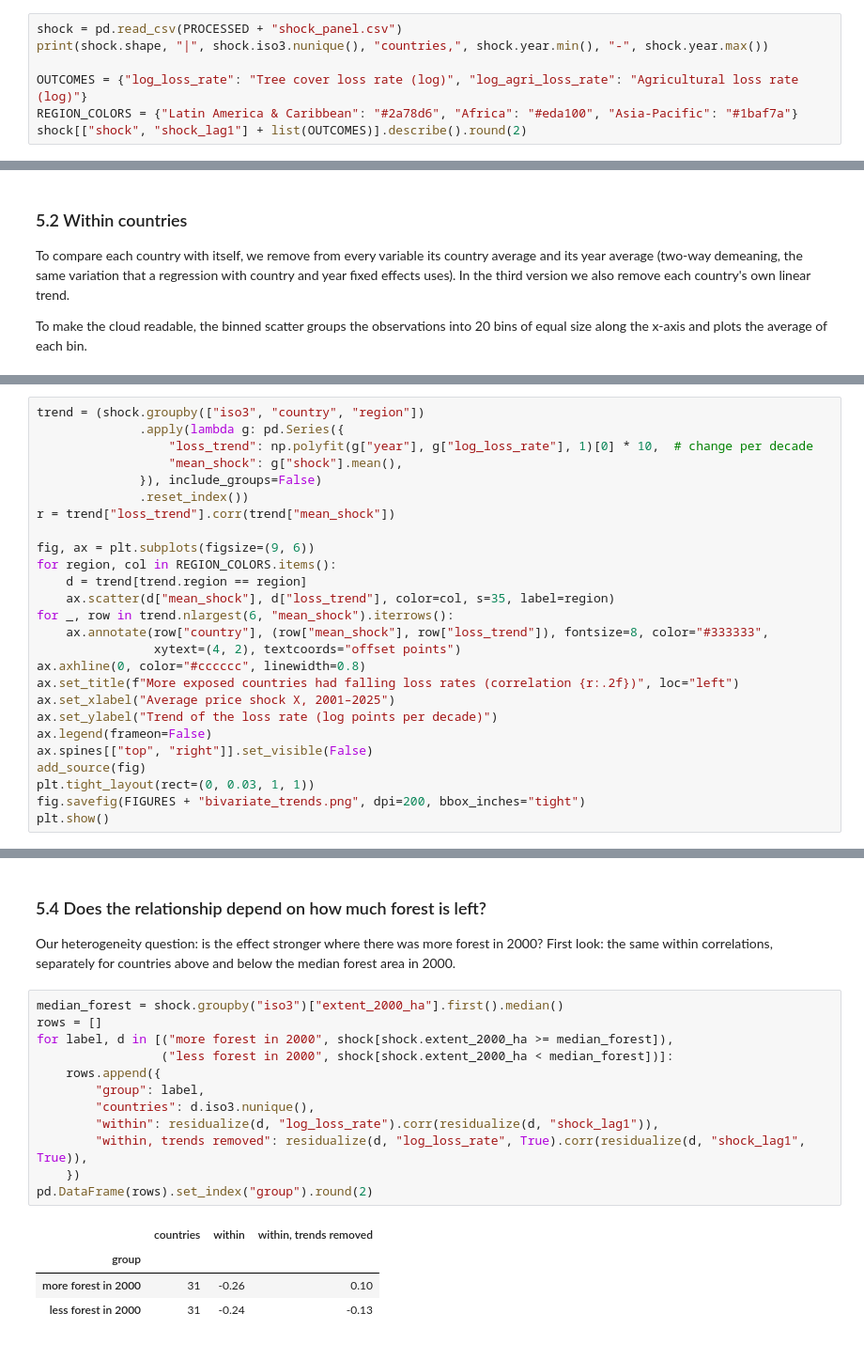
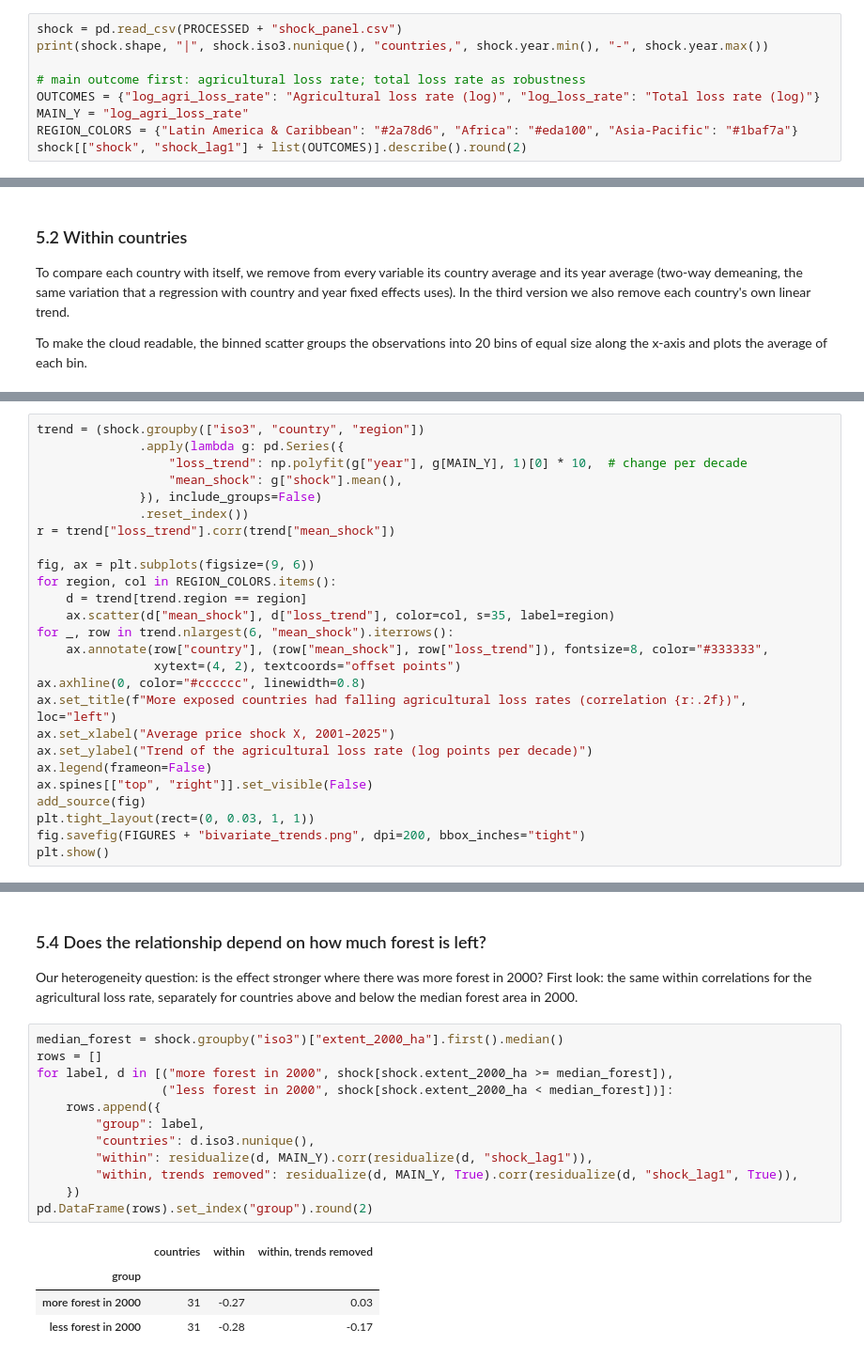
Before and after one commit to AndrewEberhardt/DataScienceProject, a Jupyter notebook: notebooks/2-Bivariate-Data.ipynb, the cells around one changed output, grey strips where cells are left out. Shown at 94% size. Cells and saved outputs as stored; diff of their text form.

```diff
--- a/notebooks/2-Bivariate-Data.ipynb
+++ b/notebooks/2-Bivariate-Data.ipynb
@@ -267,7 +269,9 @@ We look at the relationship in three ways, from the rawest to the most demanding
 shock = pd.read_csv(PROCESSED + "shock_panel.csv")
 print(shock.shape, "|", shock.iso3.nunique(), "countries,", shock.year.min(), "-", shock.year.max())
 
-OUTCOMES = {"log_loss_rate": "Tree cover loss rate (log)", "log_agri_loss_rate": "Agricultural loss rate (log)"}
+# main outcome first: agricultural loss rate; total loss rate as robustness
+OUTCOMES = {"log_agri_loss_rate": "Agricultural loss rate (log)", "log_loss_rate": "Total loss rate (log)"}
+MAIN_Y = "log_agri_loss_rate"
 REGION_COLORS = {"Latin America & Caribbean": "#2a78d6", "Africa": "#eda100", "Asia-Pacific": "#1baf7a"}
 shock[["shock", "shock_lag1"] + list(OUTCOMES)].describe().round(2)
 # %% [output]
@@ -384,7 +388,7 @@ The shock X grows over time in exposed countries, because world prices were most
 # %%
 trend = (shock.groupby(["iso3", "country", "region"])
               .apply(lambda g: pd.Series({
-                  "loss_trend": np.polyfit(g["year"], g["log_loss_rate"], 1)[0] * 10,  # change per decade
+                  "loss_trend": np.polyfit(g["year"], g[MAIN_Y], 1)[0] * 10,  # change per decade
                   "mean_shock": g["shock"].mean(),
               }), include_groups=False)
               .reset_index())
@@ -398,9 +402,9 @@ for _, row in trend.nlargest(6, "mean_shock").iterrows():
     ax.annotate(row["country"], (row["mean_shock"], row["loss_trend"]), fontsize=8, color="#333333",
                 xytext=(4, 2), textcoords="offset points")
 ax.axhline(0, color="#cccccc", linewidth=0.8)
-ax.set_title(f"More exposed countries had falling loss rates (correlation {r:.2f})", loc="left")
+ax.set_title(f"More exposed countries had falling agricultural loss rates (correlation {r:.2f})", loc="left")
 ax.set_xlabel("Average price shock X, 2001–2025")
-ax.set_ylabel("Trend of the loss rate (log points per decade)")
+ax.set_ylabel("Trend of the agricultural loss rate (log points per decade)")
 ax.legend(frameon=False)
 ax.spines[["top", "right"]].set_visible(False)
 add_source(fig)
@@ -412,24 +416,24 @@ plt.show()
 # %% [markdown]
 ### 5.4 Does the relationship depend on how much forest is left?
 
-Our heterogeneity question: is the effect stronger where there was more forest in 2000? First look: the same within correlations, separately for countries above and below the median forest area in 2000.
+Our heterogeneity question: is the effect stronger where there was more forest in 2000? First look: the same within correlations for the agricultural loss rate, separately for countries above and below the median forest area in 2000.
 # %%
 median_forest = shock.groupby("iso3")["extent_2000_ha"].first().median()
 rows = []
 for label, d in [("more forest in 2000", shock[shock.extent_2000_ha >= median_forest]),
                  ("less forest in 2000", shock[shock.extent_2000_ha < median_forest])]:
     rows.append({
         "group": label,
         "countries": d.iso3.nunique(),
-        "within": residualize(d, "log_loss_rate").corr(residualize(d, "shock_lag1")),
-        "within, trends removed": residualize(d, "log_loss_rate", True).corr(residualize(d, "shock_lag1", True)),
+        "within": residualize(d, MAIN_Y).corr(residualize(d, "shock_lag1")),
+        "within, trends removed": residualize(d, MAIN_Y, True).corr(residualize(d, "shock_lag1", True)),
     })
 pd.DataFrame(rows).set_index("group").round(2)
 # %% [output]
 |  | countries | within | within, trends removed |
 | group |  |  |  |
-| more forest in 2000 | 31 | -0.26 | 0.10 |
-| less forest in 2000 | 31 | -0.24 | -0.13 |
+| more forest in 2000 | 31 | -0.27 | 0.03 |
+| less forest in 2000 | 31 | -0.28 | -0.17 |
 # %% [markdown]
 ### Interpretation
 
```
Also changed, not shown: parts of 12 cells of this notebook, 5 other files.
